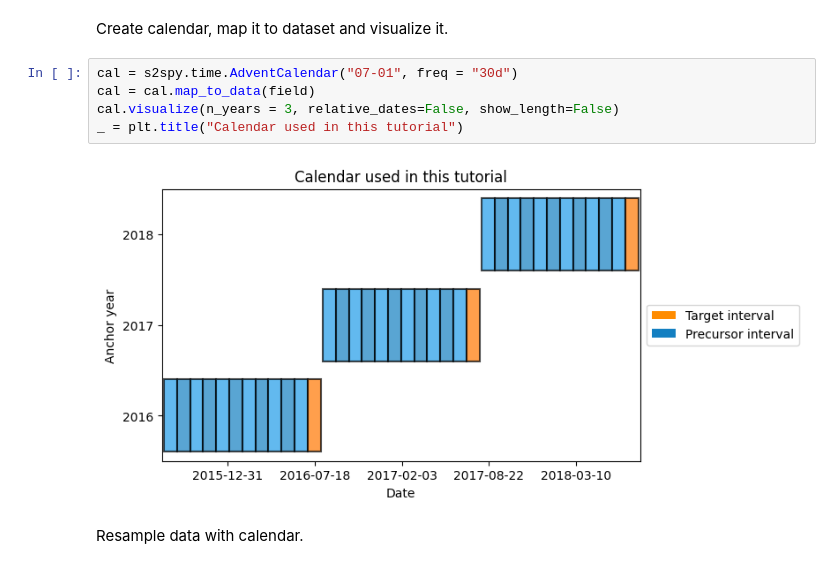
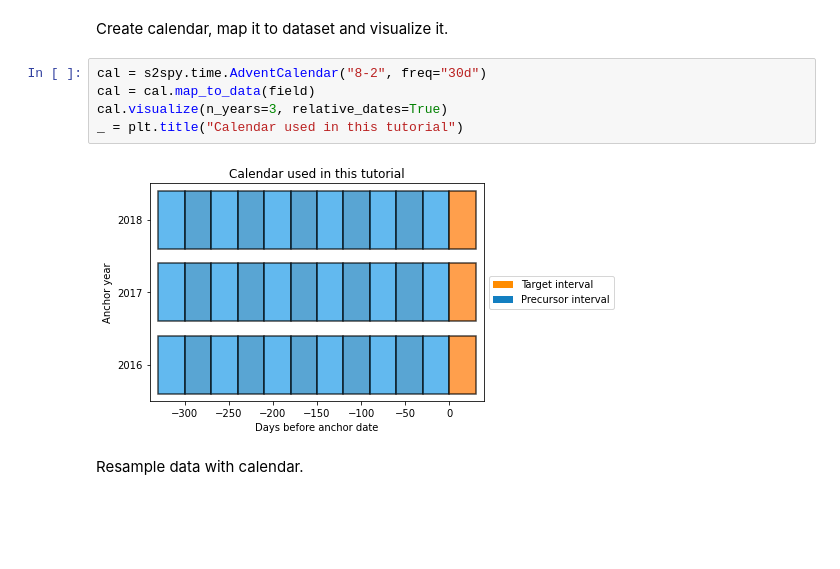
Before and after one commit to AI4S2S/s2spy, a Jupyter notebook: notebooks/tutorial_RGDR.ipynb, the cells around one changed output. Drawn from its saved outputs; the diff is of its cells as text; blank space fills up the shorter version.

```diff
--- a/notebooks/tutorial_RGDR.ipynb
+++ b/notebooks/tutorial_RGDR.ipynb
@@ -16,12 +16,12 @@ target = xr.open_dataset(f'{file_path}/tf5_nc5_dendo_80d77.nc')
 # %% [markdown]
 Create calendar, map it to dataset and visualize it.
 # %%
-cal = s2spy.time.AdventCalendar("07-01", freq = "30d")
+cal = s2spy.time.AdventCalendar("8-2", freq="30d")
 cal = cal.map_to_data(field)
-cal.visualize(n_years = 3, relative_dates=False, show_length=False)
+cal.visualize(n_years=3, relative_dates=True)
 _ = plt.title("Calendar used in this tutorial")
 # %% [output]
-[figure, old version]
+[figure, new version]
 # %% [markdown]
 Resample data with calendar.
 # %%
```
Also changed, not shown: parts of 6 cells of this notebook, 6 other files.
